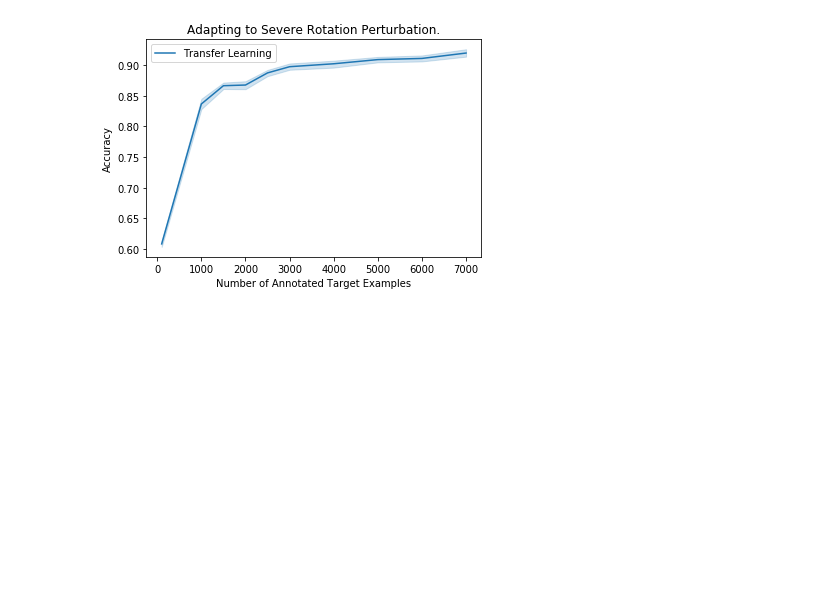
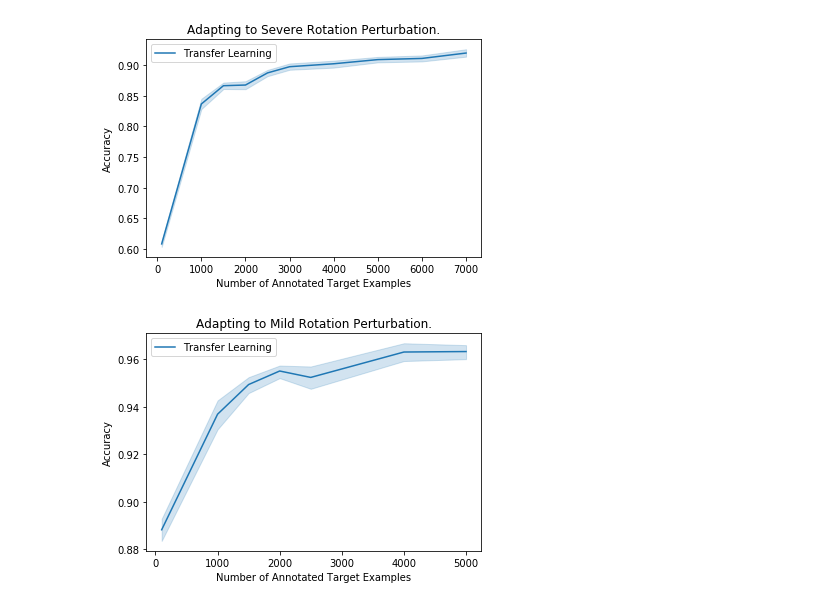
Before and after one commit to roshni714/learn_transformation, a Jupyter notebook: baselines.ipynb, the cells around one changed output. Drawn from its saved outputs; the diff is of its cells as text; code cells hidden in the pictures; blank space fills up the shorter version.

```diff
--- a/baselines.ipynb
+++ b/baselines.ipynb
@@ -136,22 +136,24 @@ plt.savefig("paper_figs/tl_severe_rot.pdf")
 # %% [output]
 [figure]
 # %%
-df = pd.read_csv("tl_rot_30.csv")
+df = pd.read_csv("tl_rot_-30.csv")
 #df2 = pd.read_csv("results_brightness.csv")
 #df2 = df2[df2.brightness_param == 0.50]
 #df2["n_examples"] = [0 for i in range(len(df2))]
 #df2_copy = df2.copy(deep=True)
 #for i in df["n_examples"]:
 #    df2["n_examples"] = [i for j in range(len(df2))]
 #    df2_copy = df2_copy.append(df2)
 
 #df3 = df2[df2.brightness_param == 0.50]
 #for i in range(len(df3)):
 #    df = df.append({"n_examples": 0, "accuracy": df3.iloc[i]["pretrained_acc"]}, ignore_index=True)
 df = df.sort_values(by="n_examples")
 
 # sns.lineplot(x="n_examples", y="tnet_acc", data=df2_copy, label="Ours (Uses 0 Annotated Examples)")
 # sns.lineplot(x="n_examples", y="pretrained_acc", data=df2_copy, label="Baseline")
 ax = sns.lineplot(data=df, x="n_examples", y="accuracy", label="Transfer Learning")
 ax.set(xlabel="Number of Annotated Target Examples", ylabel="Accuracy", title="Adapting to Mild Rotation Perturbation.")
 plt.savefig("paper_figs/tl_mild_rot.pdf")
+# %% [output]
+[figure, added]
```
Also changed, not shown: 5 other files.
